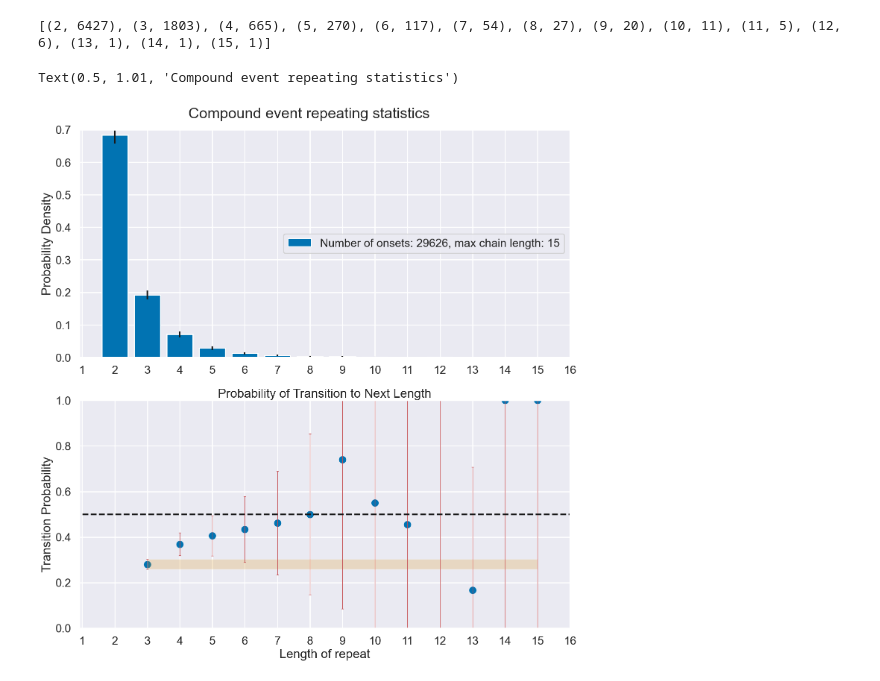
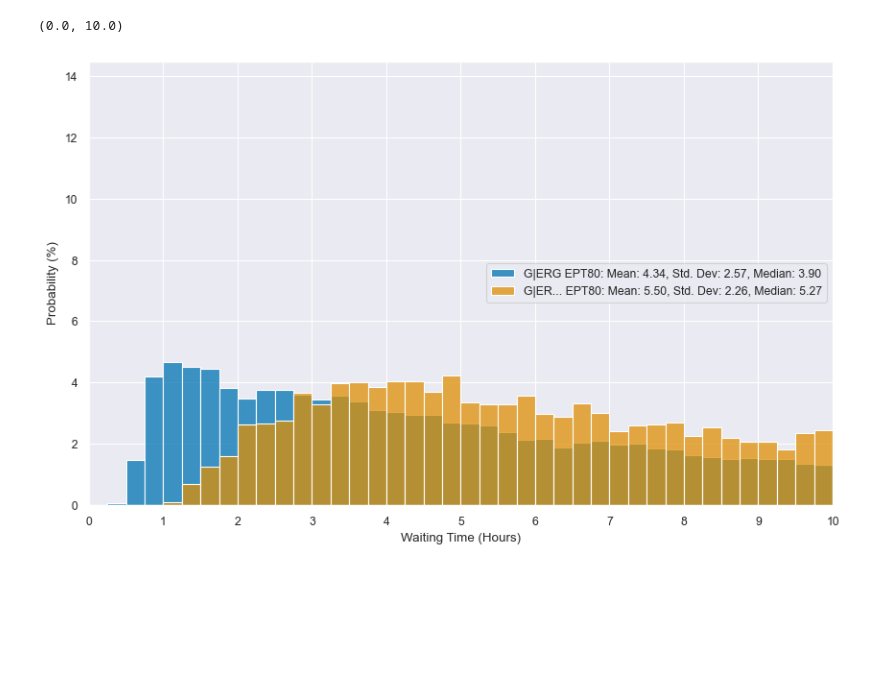
Before and after one commit to christianlao12/DP1_DP2_Project, a Jupyter notebook: substorm_type_distributions.ipynb, the cells around one changed output. Drawn from its saved outputs; the diff is of its cells as text; code cells hidden in the pictures; blank space fills up the shorter version.

```diff
--- a/substorm_type_distributions.ipynb
+++ b/substorm_type_distributions.ipynb
@@ -410,55 +31,20 @@ Text(0.5, 1.01, 'Isolated event repeating statistics')
-# %%
-# Analysis of erer chain lengths
-x = np.where(sophie80onsetdf['ERER']==1)[0]
-y = np.where(sophie80onsetdf['Flag']==0)[0]
-indices_onsets =np.intersect1d(x,y)
-s = np.zeros(len(sophie80onsetdf))
-s[indices_onsets] = True
-s = pd.Series(s.astype(bool))
-co = (~s).cumsum()[s].value_counts().to_list()
-co = [i+1 for i in co]
-y, x = np.histogram(co, bins=np.arange(2,np.max(co)+2,1))
-x = x[:-1]
-print(list(zip(x,y)))
-yerror = [np.sqrt(i) for i in y]
-if np.where(y==0)[0].size > 0:
-    yanalysis = y[:np.where(y==0)[0][0]]
-else:
-    yanalysis = y
-
-yerror = yerror/np.sum(y)
-yerror = 3*yerror
-y = y/np.sum(y)
-yanalysis = yanalysis/sum(yanalysis)
-
-
-ratio = np.array([yanalysis[i]/yanalysis[i-1] for i in range(1,len(yanalysis))])
-ratioerror = np.array([np.sqrt((yerror[i]/yanalysis[i])**2 + (yerror[i-1]/yanalysis[i-1])**2) for i in range(1,len(yanalysis))])
-ratioerror = ratioerror*ratio
-
-fig, (ax, ax1) = plt.subplots(2,1,sharex=True,figsize=(15,15))
-
-ax.bar(x,y,yerr=yerror,label='Number of onsets: {}, max chain length: {}'.format(len(erernoflag),np.max(co)))
-ax.legend(loc='center right')
-ax.set_ylabel('Probability Density')
-ax.set_xlim(right=16)
-ax.set_ylim(0, 0.7)
-ax.xaxis.set_tick_params(labelbottom=True)
-
-ax1.scatter(x[:len(ratio)]+1, ratio[:len(ratio)])
-ax1.errorbar(x[:len(ratio)]+1, ratio[:len(ratio)], yerr=ratioerror, fmt='none', ecolor='r', elinewidth=1, capsize=2)
-ax1.xaxis.set_major_locator(ticker.MultipleLocator(1))
-ax1.set_xlabel("Length of repeat")
-ax1.set_ylabel('Transition Probability')
-ax1.set_title("Probability of Transition to Next Length")
-ax1.set_ylim(0,1)
-ax1.fill_between(x[:len(ratio)]+1, ratio[0]-ratioerror[0], ratio[0]+ratioerror[0], alpha=0.2)
-ax1.hlines(0.5,0,16,linestyles='dashed',colors='k')
-
-
-fig.tight_layout(pad=1)
-fig.suptitle("Compound event repeating statistics", y=1.01)
-# %% [output]
-[(2, 6427), (3, 1803), (4, 665), (5, 270), (6, 117), (7, 54), (8, 27), (9, 20), (10, 11), (11, 5), (12, 6), (13, 1), (14, 1), (15, 1)]
-Text(0.5, 1.01, 'Compound event repeating statistics')
-[figure, removed]
+# %%
+onlyonsets_wt = np.diff(sophie80df['Date_UTC'][sophie80df['Isolated Type'] == 1])/pd.to_timedelta(1, unit='h')
+onlyonsets_wt_10 = onlyonsets_wt[onlyonsets_wt < 10]
+
+onsets_extra_wt = np.diff(sophie80df['Date_UTC'][sophie80df['Isolated Type'] == 2])/pd.to_timedelta(1, unit='h')
+onsets_extra_wt_10 = onsets_extra_wt[onsets_extra_wt < 10]
+
+fig, axes = plt.subplots(figsize=(10,6))
+
+sns.histplot(onlyonsets_wt_10, bins=np.arange(0,10.25,0.25), ax=axes, stat='percent', label='G|ERG EPT80: Mean: {:.2f}, Std. Dev: {:.2f}, Median: {:.2f}'.format(np.nanmean(onlyonsets_wt_10),np.nanstd(onlyonsets_wt_10),np.nanmedian(onlyonsets_wt_10)))
+sns.histplot(onsets_extra_wt_10, bins=np.arange(0,10.25,0.25), ax=axes, stat='percent', label='G|ER... EPT80: Mean: {:.2f}, Std. Dev: {:.2f}, Median: {:.2f}'.format(np.nanmean(onsets_extra_wt_10),np.nanstd(onsets_extra_wt_10),np.nanmedian(onsets_extra_wt_10)))
+axes.xaxis.set_major_locator(ticker.MultipleLocator(1))
+axes.set_ylim(0,14.5)
+axes.legend(loc='center right')
+axes.set_xlabel('Waiting Time (Hours)')
+axes.set_ylabel('Probability (%)')
+axes.set_xlim(0,10)
+# %% [output]
+(0.0, 10.0)
+[figure, added]
```
Also changed, not shown: parts of 15 cells of this notebook, 2 other files.
